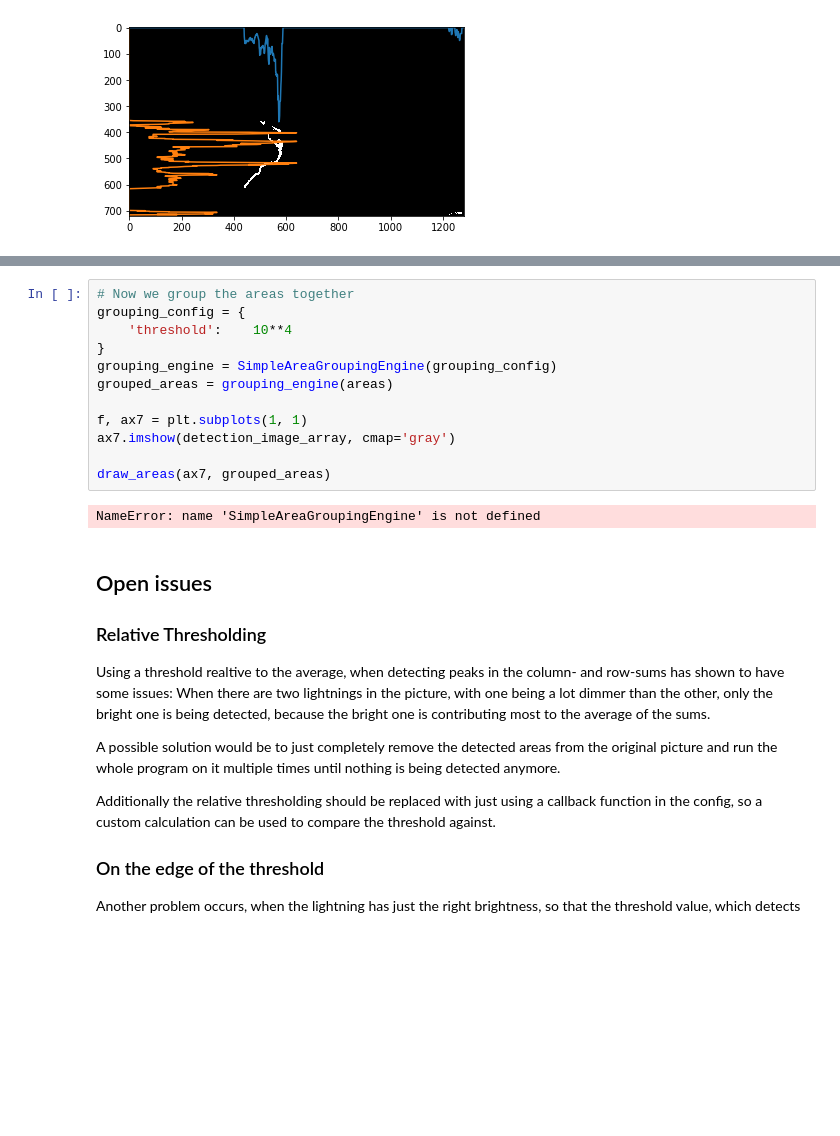
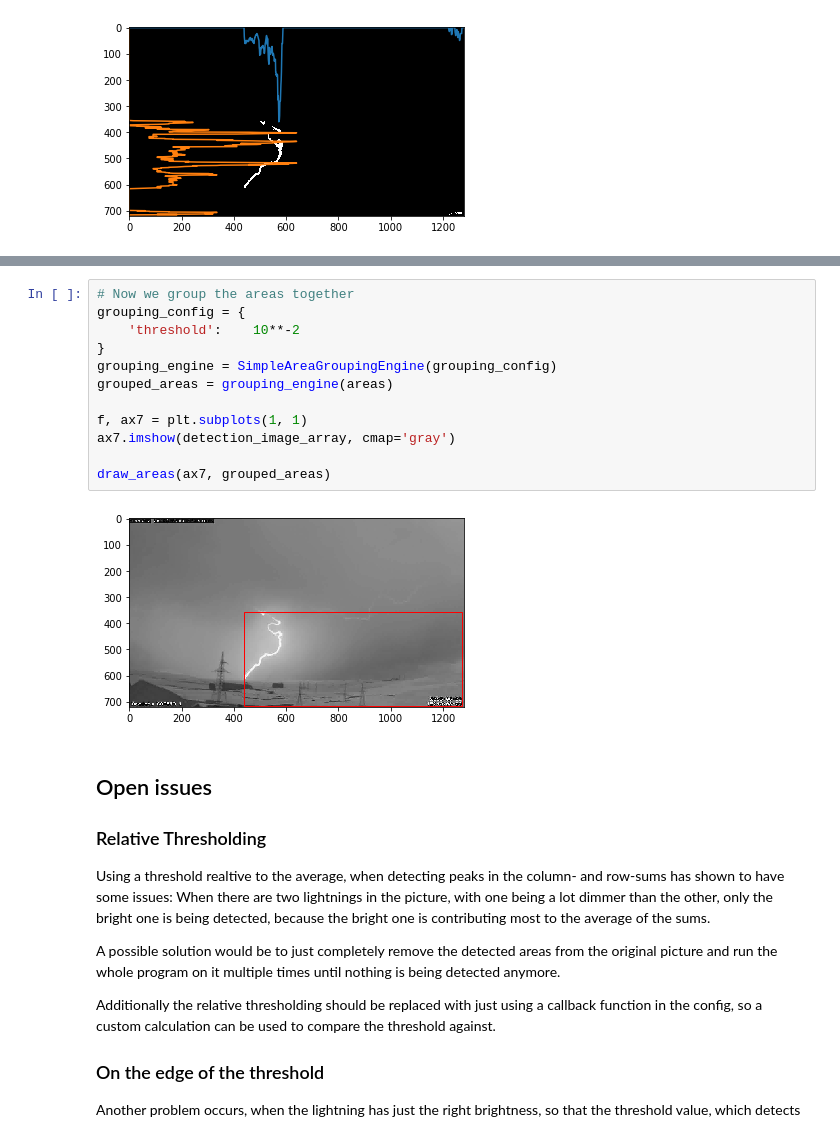
Before and after one commit to the16thpythonist/lightnimage, a Jupyter notebook: lightnimage/detection_demo.ipynb, the cells around one changed output, grey strips where cells are left out. Saved outputs shown, nothing was run; the diff lists cells and outputs as text; blank space fills up the shorter version.

```diff
--- a/lightnimage/detection_demo.ipynb
+++ b/lightnimage/detection_demo.ipynb
@@ -176,17 +174,17 @@ NameError: name 'SimpleAreaGroupingEngine' is not defined
 # %%
 # Now we group the areas together
 grouping_config = {
-    'threshold':    10**4
+    'threshold':    10**-2
 }
 grouping_engine = SimpleAreaGroupingEngine(grouping_config)
 grouped_areas = grouping_engine(areas)
 
 f, ax7 = plt.subplots(1, 1)
 ax7.imshow(detection_image_array, cmap='gray')
 
 draw_areas(ax7, grouped_areas)
 # %% [output]
-NameError: name 'SimpleAreaGroupingEngine' is not defined
+[figure, added]
 # %% [markdown]
 ## Open issues
 
```
Also changed, not shown: parts of 2 cells of this notebook, 4 other files.
